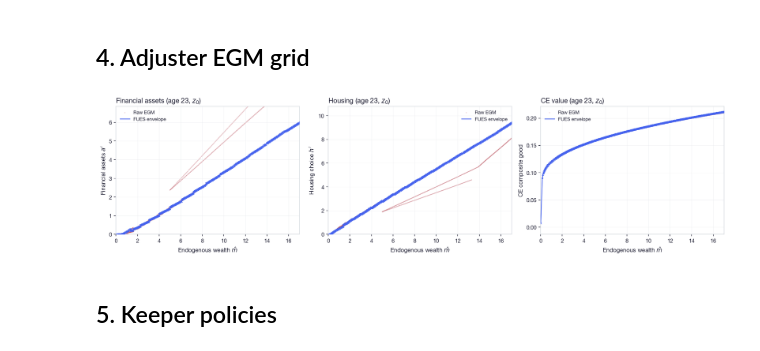
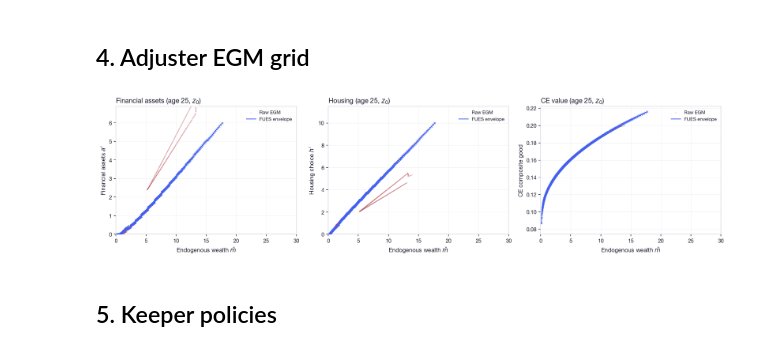
Before and after one commit to akshayshanker/FUES, a Jupyter notebook: examples/durables/notebooks/durables_fues_separable.ipynb, the cells around one changed output. Cells and saved outputs as stored; diff of their text form; code cells hidden in the pictures.

```diff
--- a/examples/durables/notebooks/durables_fues_separable.ipynb
+++ b/examples/durables/notebooks/durables_fues_separable.ipynb
@@ -40,8 +38,8 @@ Ready
 # %%
 OVERRIDES = dict(
     setting_overrides={
-        'store_cntn': 1, 'N_wage': 6,
-        'n_w': 600, 'n_a': 600, 'n_h': 600, 'n_sections': 1
+        'store_cntn': 1, 'N_wage': 4,
+        'n_w': 300, 'n_a': 300, 'n_h': 600, 'n_sections': 1, 'sigma_w': 0.12
     },
     calib_overrides={
         't0': 20, 'tau': 0.07
@@ -102,9 +328,9 @@ fig = nb_plot_adjuster_comparison(
 # %%
 fig = nb_plot_adjuster_egm(
     results['FUES']['nest'],
-    results['FUES']['grids'], plot_t=23, xlim =17)
+    results['FUES']['grids'], plot_t=25, xlim =30, i_z=0)
 # %% [output]
-[figure, old version]
+[figure, new version]
 # %%
 # ── Interactive plotly (zoom/pan to inspect dense crossings) ──
 try:
```
Also changed, not shown: parts of 15 cells of this notebook, 17 other files.
